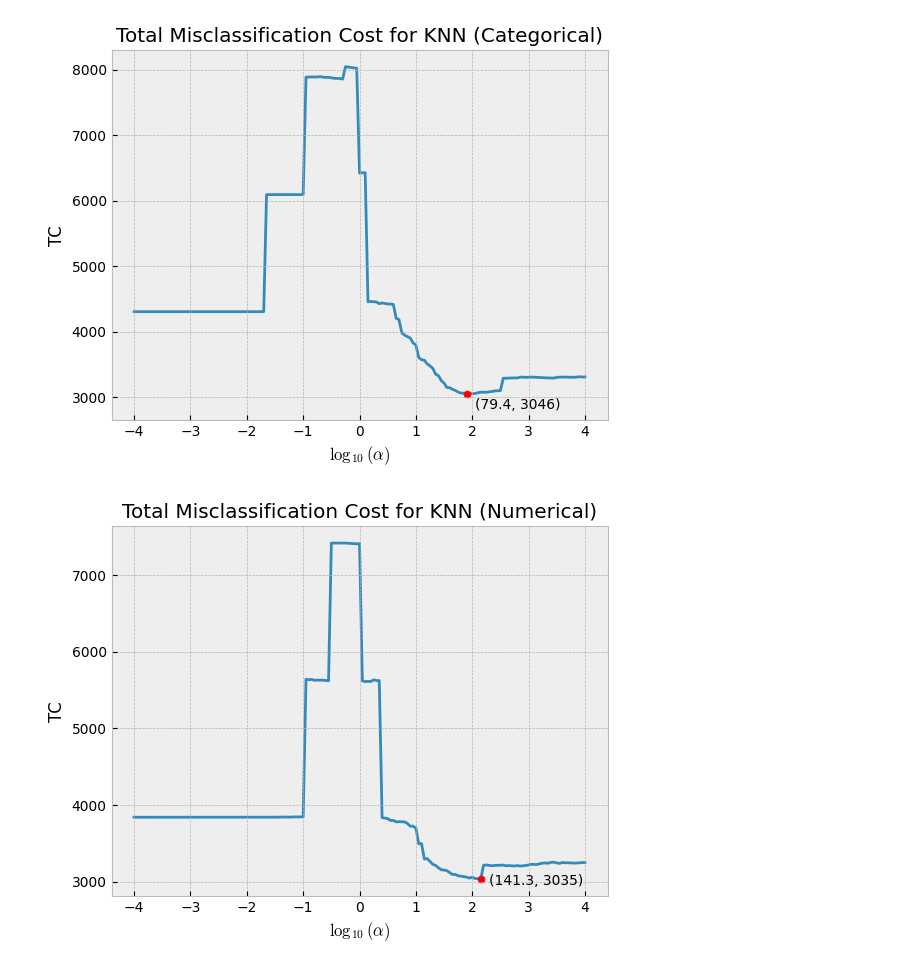
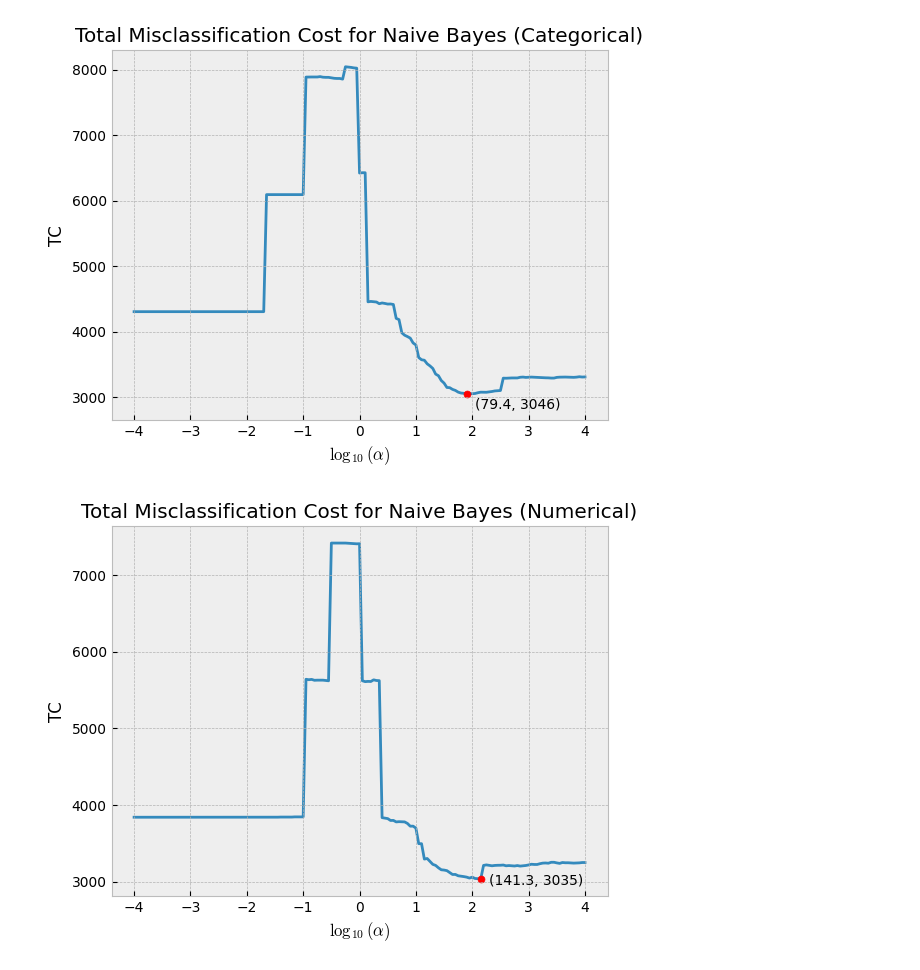
Before and after one commit to Tyler-Hecht/STAT-432-Final-Project, a Jupyter notebook: code/naive_bayes_eval.ipynb, the cells around one changed output. Drawn from its saved outputs; the diff is of its cells as text; code cells hidden in the pictures.

Commit message:
fixed nb plot titles

```diff
--- a/code/naive_bayes_eval.ipynb
+++ b/code/naive_bayes_eval.ipynb
@@ -86,27 +63,27 @@ confusion_cat[min_index_cat], confusion_num[min_index_num]
 # %%
 plt.style.use("bmh")
 plt.plot(alphas_log10, TC_cat, zorder = 0)
 plt.xlabel(r"$\log_{10}(\alpha)$")
 plt.ylabel("TC")
 plt.ylim(2650, 8300)
-plt.title("Total Misclassification Cost for KNN (Categorical)")
+plt.title("Total Misclassification Cost for Naive Bayes (Categorical)")
 plt.scatter(np.log10(min_alpha_cat), min_TC_cat, color = "red", zorder = 1, s = 25)
 plt.annotate((min_alpha_cat.round(1).item(), int(min_TC_cat)), xy=(np.log10(min_alpha_cat), min_TC_cat), xytext=(np.log10(min_alpha_cat)+0.15, min_TC_cat-230))
 
 plt.savefig(OUTPUT_CAT_PLOT, dpi = 300)
 plt.show()
 # %% [output]
-[figure, old version]
+[figure, new version]
 # %%
 plt.style.use("bmh")
 plt.plot(alphas_log10, TC_num, zorder = 0)
 plt.xlabel(r"$\log_{10}(\alpha)$")
 plt.ylabel("TC")
-plt.title("Total Misclassification Cost for KNN (Numerical)")
+plt.title("Total Misclassification Cost for Naive Bayes (Numerical)")
 plt.scatter(np.log10(min_alpha_num), min_TC_num, color = "red", zorder = 1, s = 25)
 plt.annotate((min_alpha_num.round(1).item(), int(min_TC_num)), xy=(np.log10(min_alpha_num), min_TC_num), xytext=(np.log10(min_alpha_num)+0.15, min_TC_num-80))
 
 plt.savefig(OUTPUT_NUM_PLOT, dpi = 300)
 plt.show()
 # %% [output]
-[figure, old version]
+[figure, new version]
```
Also changed, not shown: parts of 5 cells of this notebook, 2 other files.
